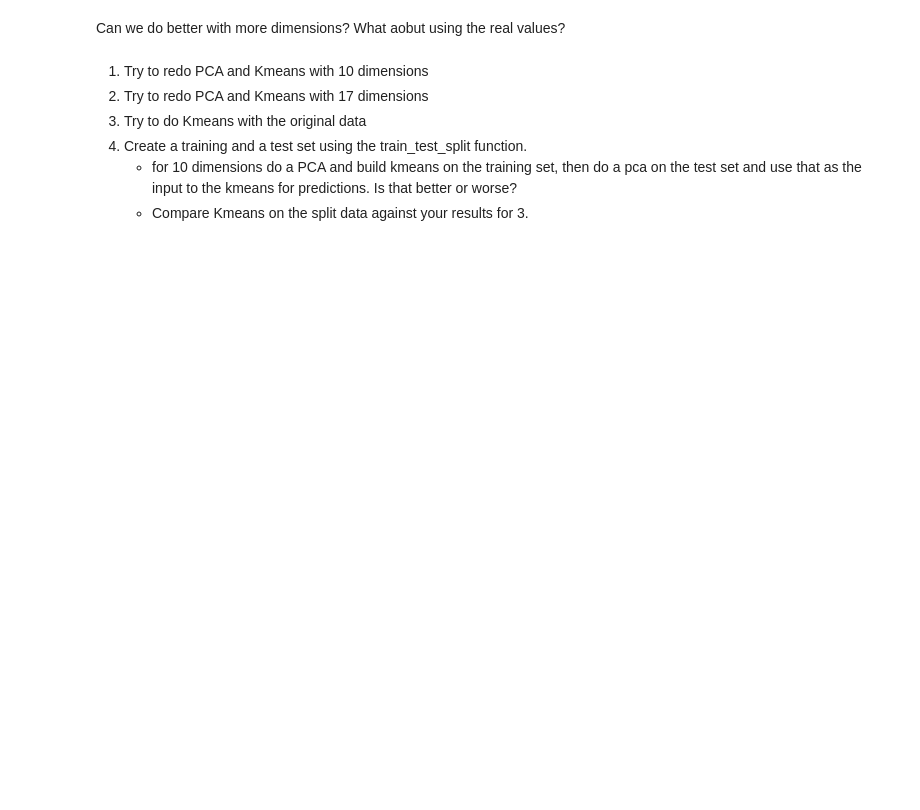
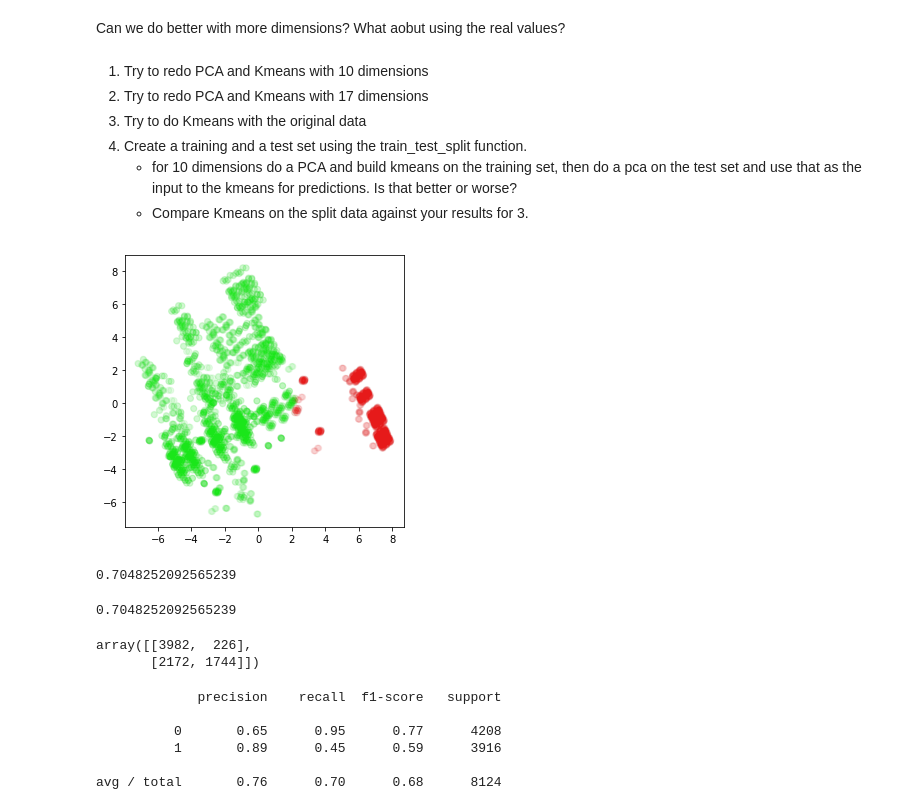
Before and after one commit to bnmnetp/DS420, a Jupyter notebook: ClassNotesSpring18/PCA_Kmeans.ipynb, the cells around one changed output. Saved outputs shown, nothing was run; the diff lists cells and outputs as text; code cells hidden in the pictures; blank space fills up the shorter version.

```diff
--- a/ClassNotesSpring18/PCA_Kmeans.ipynb
+++ b/ClassNotesSpring18/PCA_Kmeans.ipynb
@@ -270,3 +274,24 @@ Can we do better with more dimensions?   What aobut using the real values?
 4. Create a training and a test set using the train_test_split function.
     * for 10 dimensions do a PCA and build kmeans on the training set, then do a pca on the test set and use that as the input to the kmeans for predictions.  Is that better or worse?
     * Compare Kmeans on the split data against your results for 3.
+# %%
+pca = PCA(n_components=3)
+N = pca.fit_transform(X)
+kmeans = KMeans(n_clusters=2, random_state=5)
+X_clustered = kmeans.fit_predict(N)
+
+LABEL_COLOR_MAP = {0 : (0.1, 0.9, 0.1, 0.05),  # edible
+                   1 : (0.9, 0.1, 0.1, 0.05)   # poison
+                  }
+
+label_color = [LABEL_COLOR_MAP[l] for l in X_clustered]
+plt.figure(figsize = (5,5))
+plt.scatter(x[:,0],x[:,1], c= label_color)
+plt.show()
+# %% [output]
+[figure, added]
+# %%
+acc_score = metrics.accuracy_score(y, X_clustered)
+acc_score
+# %% [output]
+0.7048252092565239
@@ -272,0 +301,18 @@ Can we do better with more dimensions?   What aobut using the real values?
+# %%
+metrics.accuracy_score(y, X_clustered)
+# %% [output]
+0.7048252092565239
+# %%
+metrics.confusion_matrix(y, X_clustered)
+# %% [output]
+array([[3982,  226],
+       [2172, 1744]])
+# %%
+print(metrics.classification_report(y, X_clustered))
+# %% [output]
+             precision    recall  f1-score   support
+
+          0       0.65      0.95      0.77      4208
+          1       0.89      0.45      0.59      3916
+
+avg / total       0.76      0.70      0.68      8124
```
Also changed, not shown: parts of 13 cells of this notebook, 1 other file.
